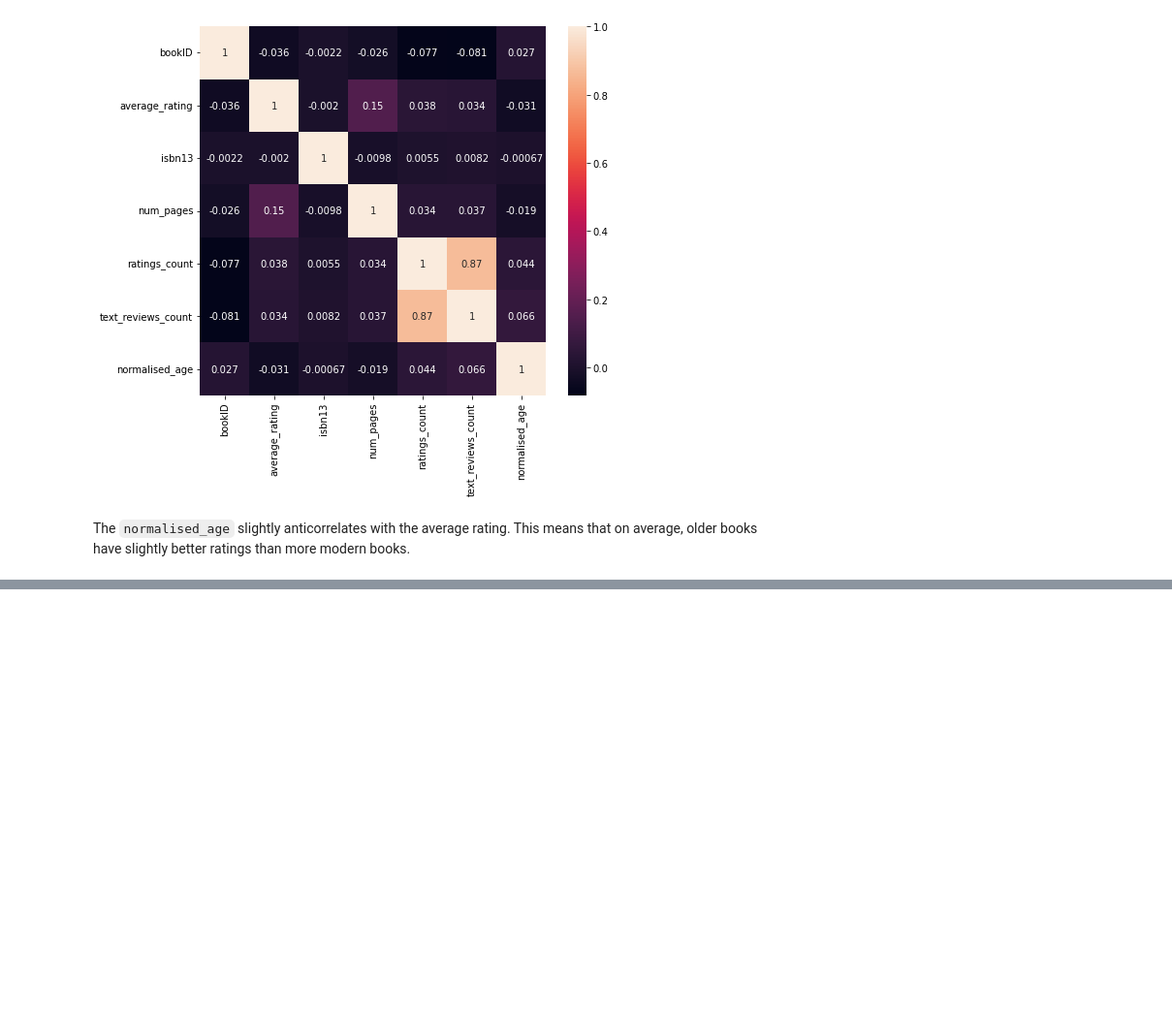
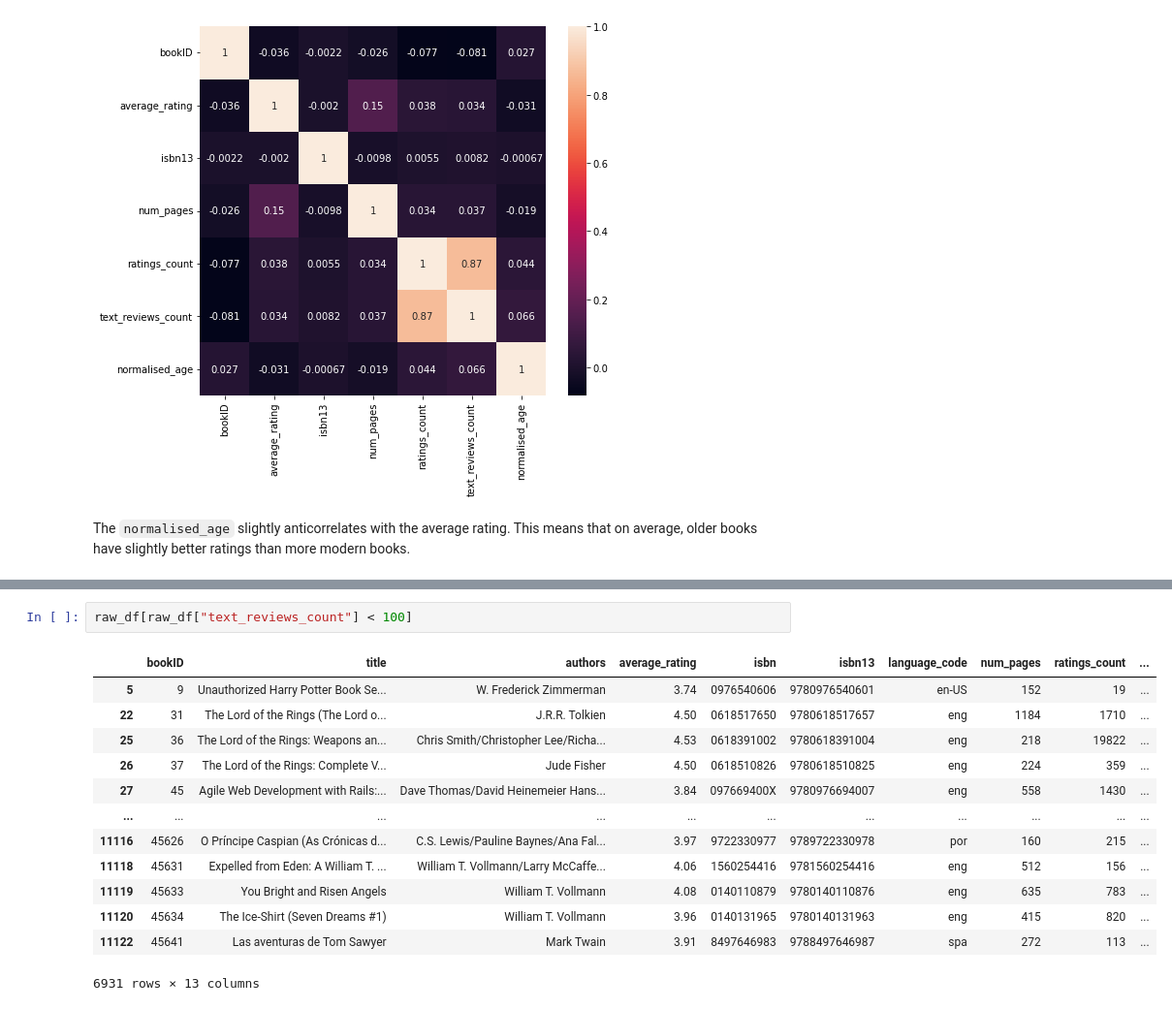
Before and after one commit to Attoumassa/book_rating_prediction_model, a Jupyter notebook: exploratory_analysis.ipynb, the cells around one changed output, grey strips where cells are left out. Shown at 97% size. Drawn from its saved outputs; the diff is of its cells as text; blank space fills up the shorter version.

```diff
--- a/exploratory_analysis.ipynb
+++ b/exploratory_analysis.ipynb
@@ -171,0 +215,16 @@ The `normalised_age` slightly anticorrelates with the average rating. This means
+# %%
+raw_df[raw_df["text_reviews_count"] < 100]
+# %% [output]
+|  | bookID | title | authors | average_rating | isbn | isbn13 | language_code | num_pages | ratings_count | ... |
+| 5 | 9 | Unauthorized Harry Potter Book Se... | W. Frederick Zimmerman | 3.74 | 0976540606 | 9780976540601 | en-US | 152 | 19 | ... |
+| 22 | 31 | The Lord of the Rings (The Lord o... | J.R.R. Tolkien | 4.50 | 0618517650 | 9780618517657 | eng | 1184 | 1710 | ... |
+| 25 | 36 | The Lord of the Rings: Weapons an... | Chris Smith/Christopher Lee/Richa... | 4.53 | 0618391002 | 9780618391004 | eng | 218 | 19822 | ... |
+| 26 | 37 | The Lord of the Rings: Complete V... | Jude Fisher | 4.50 | 0618510826 | 9780618510825 | eng | 224 | 359 | ... |
+| 27 | 45 | Agile Web Development with Rails:... | Dave Thomas/David Heinemeier Hans... | 3.84 | 097669400X | 9780976694007 | eng | 558 | 1430 | ... |
+| ... | ... | ... | ... | ... | ... | ... | ... | ... | ... | ... |
+| 11116 | 45626 | O Príncipe Caspian (As Crónicas d... | C.S. Lewis/Pauline Baynes/Ana Fal... | 3.97 | 9722330977 | 9789722330978 | por | 160 | 215 | ... |
+| 11118 | 45631 | Expelled from Eden: A William T. ... | William T. Vollmann/Larry McCaffe... | 4.06 | 1560254416 | 9781560254416 | eng | 512 | 156 | ... |
+| 11119 | 45633 | You Bright and Risen Angels | William T. Vollmann | 4.08 | 0140110879 | 9780140110876 | eng | 635 | 783 | ... |
+| 11120 | 45634 | The Ice-Shirt (Seven Dreams #1) | William T. Vollmann | 3.96 | 0140131965 | 9780140131963 | eng | 415 | 820 | ... |
+| 11122 | 45641 | Las aventuras de Tom Sawyer | Mark Twain | 3.91 | 8497646983 | 9788497646987 | spa | 272 | 113 | ... |
+6931 rows × 13 columns
```
Also changed, not shown: parts of 6 cells of this notebook.
